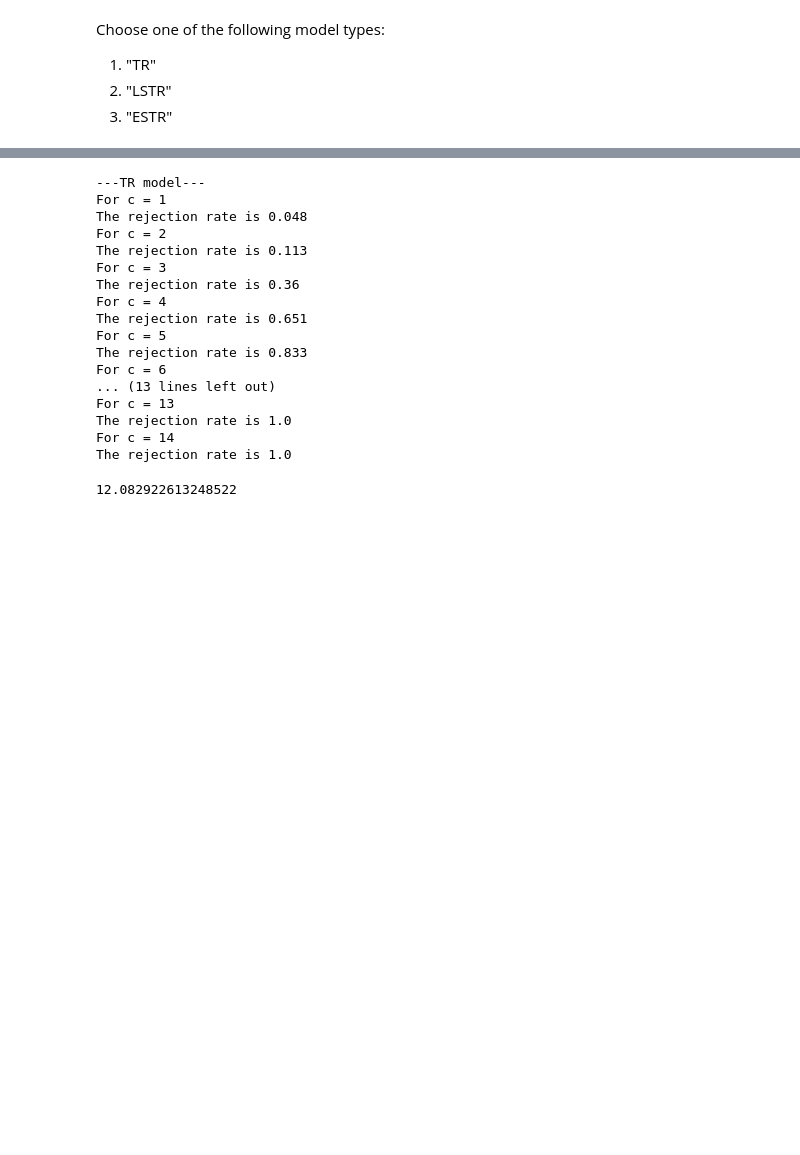
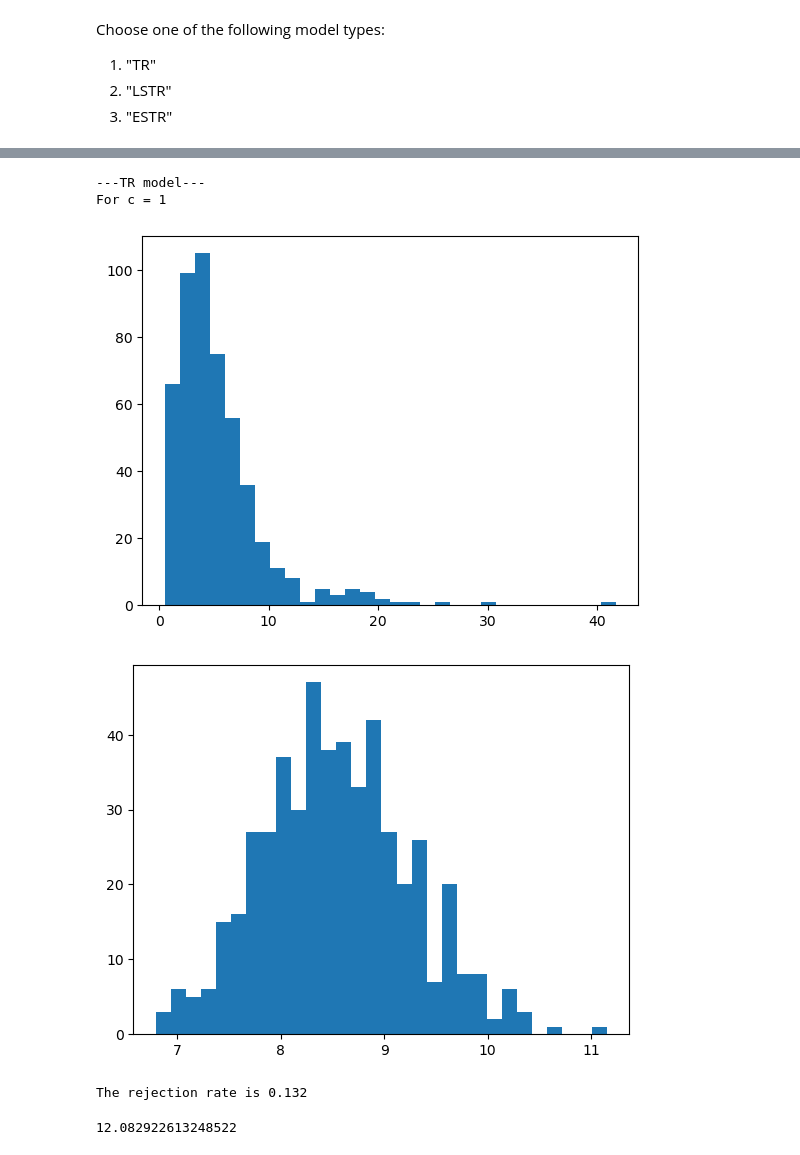
Before and after one commit to JochemvdBosch/Forecast_evaluation, a Jupyter notebook: Simulation_code.ipynb, the cells around one changed output, grey strips where cells are left out. Cells and saved outputs as stored; diff of their text form; code cells hidden in the pictures; blank space fills up the shorter version.

```diff
--- a/Simulation_code.ipynb
+++ b/Simulation_code.ipynb
@@ -241,39 +270,27 @@ KeyboardInterrupt:
 # %%
 #simulation speed:
-MC_iterations = 1000
-grid_elements = 20
+MC_iterations = 500
+grid_elements = 10
 iterations_CV = 200
 signi_level = 0.05
 
 # You can modify these variables
 R_MC = 50
-P_MC = 200
+P_MC = 50
 T_MC = R_MC + P_MC
 
 c_array  = np.arange(14)
 
 print("---TR model---")
-for c in c_array:
+for c in [0]:#c_array:
     print("For c =",c+1)
     print("The rejection rate is",MonteCarlo_2(MC_iterations,R_MC,P_MC,T_MC,c))
 # %% [output]
 ---TR model---
 For c = 1
-The rejection rate is 0.048
-For c = 2
-The rejection rate is 0.113
-For c = 3
-The rejection rate is 0.36
-For c = 4
-The rejection rate is 0.651
-For c = 5
-The rejection rate is 0.833
-For c = 6
-... (13 lines left out)
-For c = 13
-The rejection rate is 1.0
-For c = 14
-The rejection rate is 1.0
+[figure, added]
+[figure, added]
+The rejection rate is 0.132
 # %%
 crit_chi_iterations = 10000
 
```
Also changed, not shown: parts of 4 cells of this notebook.
